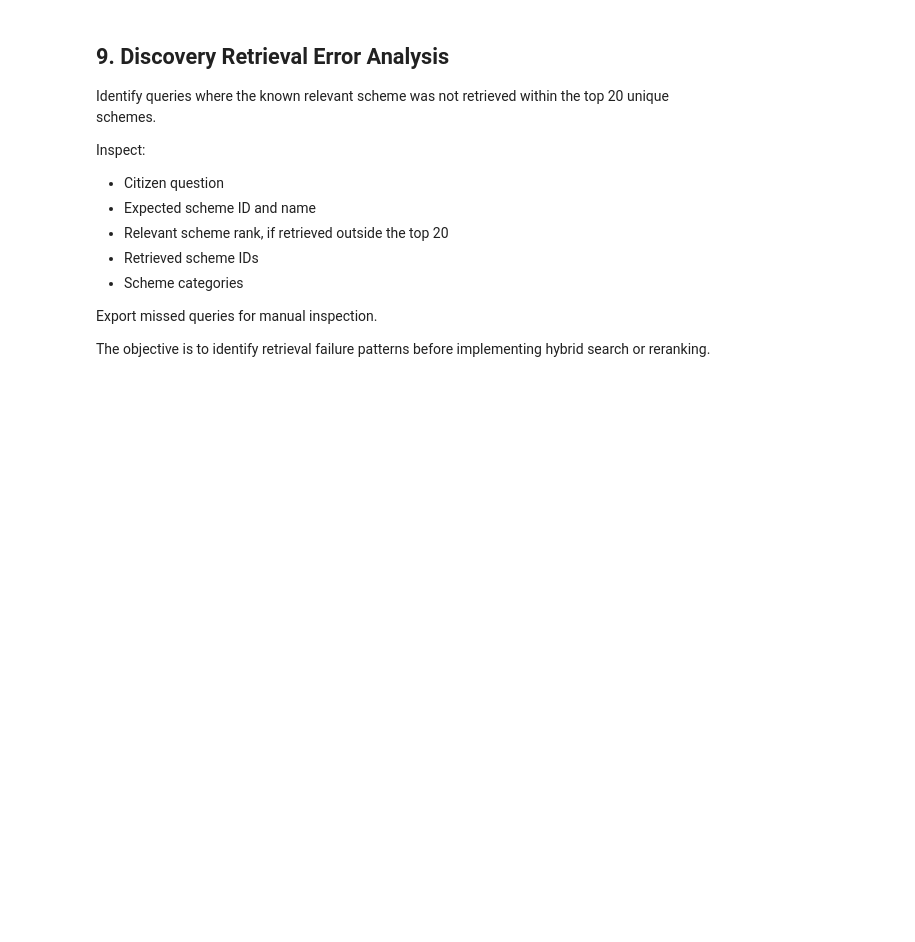
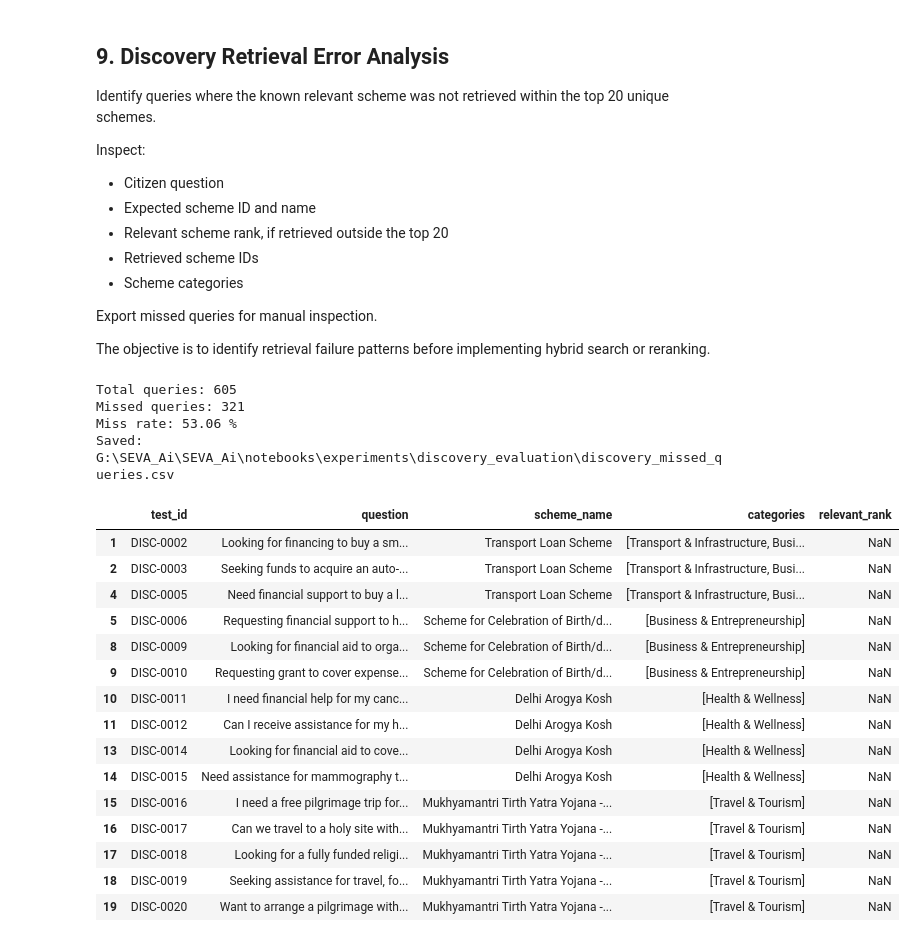
Before and after one commit to devendraaa/SEVA_Ai, a Jupyter notebook: notebooks/Exp_02_RAG/08_retrieval_evaluation.ipynb, the cells around one changed output. Drawn from its saved outputs; the diff is of its cells as text; code cells hidden in the pictures; blank space fills up the shorter version.

```diff
--- a/notebooks/Exp_02_RAG/08_retrieval_evaluation.ipynb
+++ b/notebooks/Exp_02_RAG/08_retrieval_evaluation.ipynb
@@ -712,59 +693,85 @@ baseline_df = depth_results_df[
     depth_results_df["retrieval_depth"] == 30
 ].copy()
 
+# Find the rank of the expected relevant scheme
 def find_relevant_rank(ranked_ids, relevant_ids):
-    ranks = [
-        rank
-        for rank, scheme_id in enumerate(ranked_ids, start=1)
-        if scheme_id in set(relevant_ids)
-    ]
-    return min(ranks) if ranks else None
+    relevant_ids = set(relevant_ids)
+
+    for rank, scheme_id in enumerate(ranked_ids, start=1):
+        if scheme_id in relevant_ids:
+            return rank
+
+    return None
+
 
 baseline_df["relevant_rank"] = baseline_df.apply(
     lambda row: find_relevant_rank(
         row["ranked_scheme_ids"],
         row["relevant_scheme_ids"]
     ),
     axis=1
 )
 
-# Identify queries missing the relevant scheme from top 20
-missed_df = baseline_df[
-    baseline_df["relevant_rank"].isna()
-    | (baseline_df["relevant_rank"] > 20)
-].copy()
-
-# Join question and scheme information
-missed_df = missed_df.merge(
-    golden_df[["test_id", "scheme_name", "question", "categories"]],
+# Join golden dataset metadata
+missed_df = baseline_df.merge(
+    golden_df[
+        ["test_id", "scheme_id", "scheme_name", "question", "categories"]
+    ],
     on="test_id",
     how="left"
 )
+
+# Identify queries where relevant scheme is not in top 20
+missed_df = missed_df[
+    missed_df["relevant_rank"].isna()
+    | (missed_df["relevant_rank"] > 20)
+].copy()
 
 # Export missed queries
 missed_output = RESULTS_DIR / "discovery_missed_queries.csv"
 
 missed_df[[
     "test_id",
     "question",
     "scheme_id",
     "scheme_name",
     "categories",
     "relevant_rank",
     "ranked_scheme_ids"
 ]].to_csv(missed_output, index=False)
 
 print("Total queries:", len(baseline_df))
-print("Missed queries at Recall@20:", len(missed_df))
-print("Miss rate:", round(len(missed_df) / len(baseline_df) * 100, 2), "%")
+print("Missed queries:", len(missed_df))
+print(
+    "Miss rate:",
+    round(len(missed_df) / len(baseline_df) * 100, 2),
+    "%"
+)
 print("Saved:", missed_output)
 
 display(
-    missed_df[[
-        "test_id",
-        "question",
-        "scheme_name",
-        "categories",
-        "relevant_rank"
-    ]].head(15)
+    missed_df[
+        ["test_id", "question", "scheme_name", "categories", "relevant_rank"]
+    ].head(15)
 )
+# %% [output]
+Total queries: 605
+Missed queries: 321
+Miss rate: 53.06 %
+Saved: G:\SEVA_Ai\SEVA_Ai\notebooks\experiments\discovery_evaluation\discovery_missed_queries.csv
+|  | test_id | question | scheme_name | categories | relevant_rank |
+| 1 | DISC-0002 | Looking for financing to buy a sm... | Transport Loan Scheme | [Transport & Infrastructure, Busi... | NaN |
+| 2 | DISC-0003 | Seeking funds to acquire an auto‑... | Transport Loan Scheme | [Transport & Infrastructure, Busi... | NaN |
+| 4 | DISC-0005 | Need financial support to buy a l... | Transport Loan Scheme | [Transport & Infrastructure, Busi... | NaN |
+| 5 | DISC-0006 | Requesting financial support to h... | Scheme for Celebration of Birth/d... | [Business & Entrepreneurship] | NaN |
+| 8 | DISC-0009 | Looking for financial aid to orga... | Scheme for Celebration of Birth/d... | [Business & Entrepreneurship] | NaN |
+| 9 | DISC-0010 | Requesting grant to cover expense... | Scheme for Celebration of Birth/d... | [Business & Entrepreneurship] | NaN |
+| 10 | DISC-0011 | I need financial help for my canc... | Delhi Arogya Kosh | [Health & Wellness] | NaN |
+| 11 | DISC-0012 | Can I receive assistance for my h... | Delhi Arogya Kosh | [Health & Wellness] | NaN |
+| 13 | DISC-0014 | Looking for financial aid to cove... | Delhi Arogya Kosh | [Health & Wellness] | NaN |
+| 14 | DISC-0015 | Need assistance for mammography t... | Delhi Arogya Kosh | [Health & Wellness] | NaN |
+| 15 | DISC-0016 | I need a free pilgrimage trip for... | Mukhyamantri Tirth Yatra Yojana -... | [Travel & Tourism] | NaN |
+| 16 | DISC-0017 | Can we travel to a holy site with... | Mukhyamantri Tirth Yatra Yojana -... | [Travel & Tourism] | NaN |
+| 17 | DISC-0018 | Looking for a fully funded religi... | Mukhyamantri Tirth Yatra Yojana -... | [Travel & Tourism] | NaN |
+| 18 | DISC-0019 | Seeking assistance for travel, fo... | Mukhyamantri Tirth Yatra Yojana -... | [Travel & Tourism] | NaN |
+| 19 | DISC-0020 | Want to arrange a pilgrimage with... | Mukhyamantri Tirth Yatra Yojana -... | [Travel & Tourism] | NaN |
```
Also changed, not shown: parts of 29 cells of this notebook, 15 other files.
